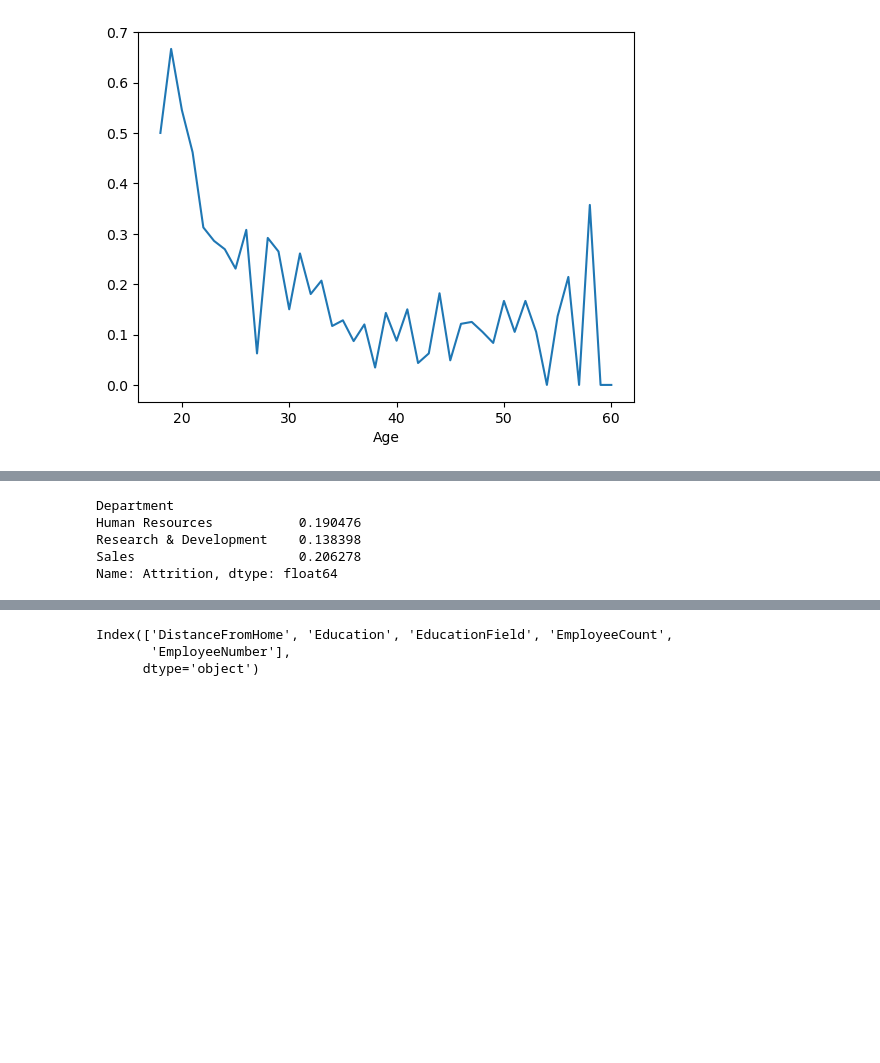
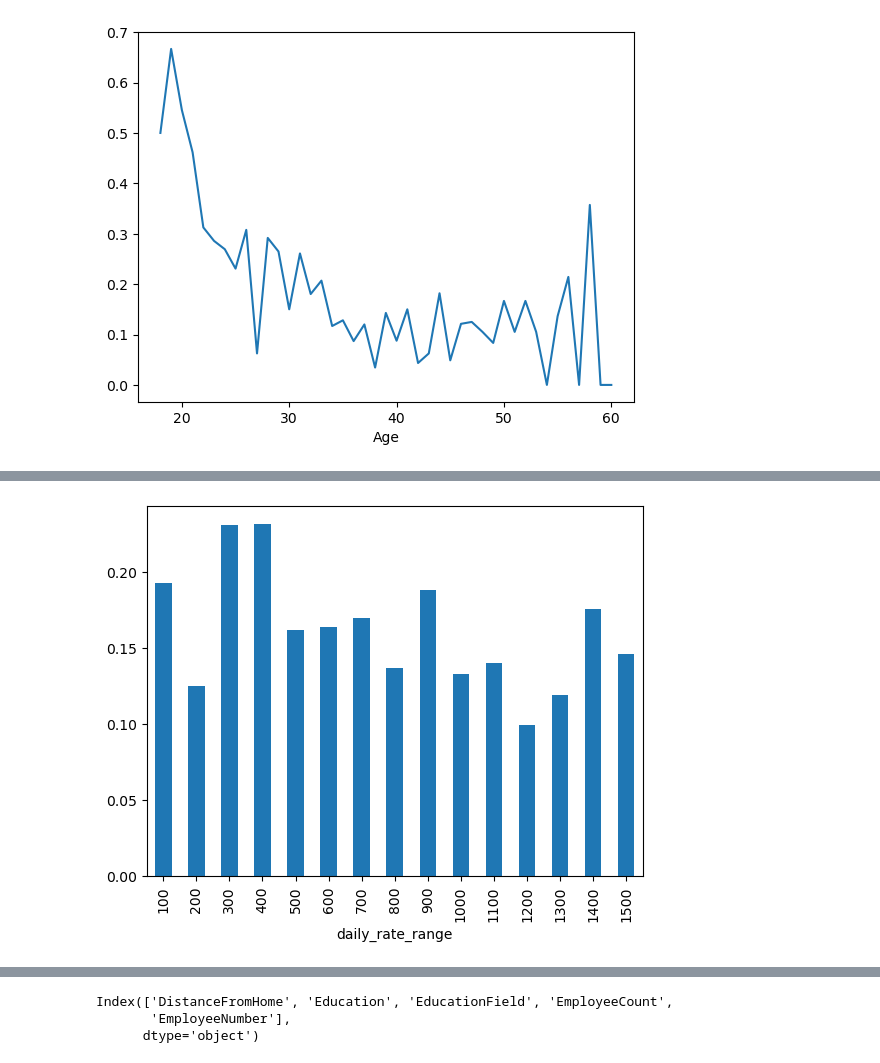
Before and after one commit to atigonh/resignation, a Jupyter notebook: code/2_EDA.ipynb, the cells around one changed output, grey strips where cells are left out. Saved outputs shown, nothing was run; the diff lists cells and outputs as text; code cells hidden in the pictures; blank space fills up the shorter version.

```diff
--- a/code/2_EDA.ipynb
+++ b/code/2_EDA.ipynb
@@ -88,8 +85,8 @@ Name: Attrition, dtype: float64
-# %%
-df.groupby(by='Department')['Attrition'].mean()
-# %% [output]
-Department
-Human Resources           0.190476
-Research & Development    0.138398
-Sales                     0.206278
-Name: Attrition, dtype: float64
+# %%
+df['daily_rate_range'] = df['DailyRate'].map(lambda x: round(x/100)*100)
+# %%
+# DailyRate
+df.groupby(by='daily_rate_range')['Attrition'].mean().plot(kind='bar');
+# not significant much
+# %% [output]
+[figure, added]
```
Also changed, not shown: parts of 9 cells of this notebook, 4 other files.
